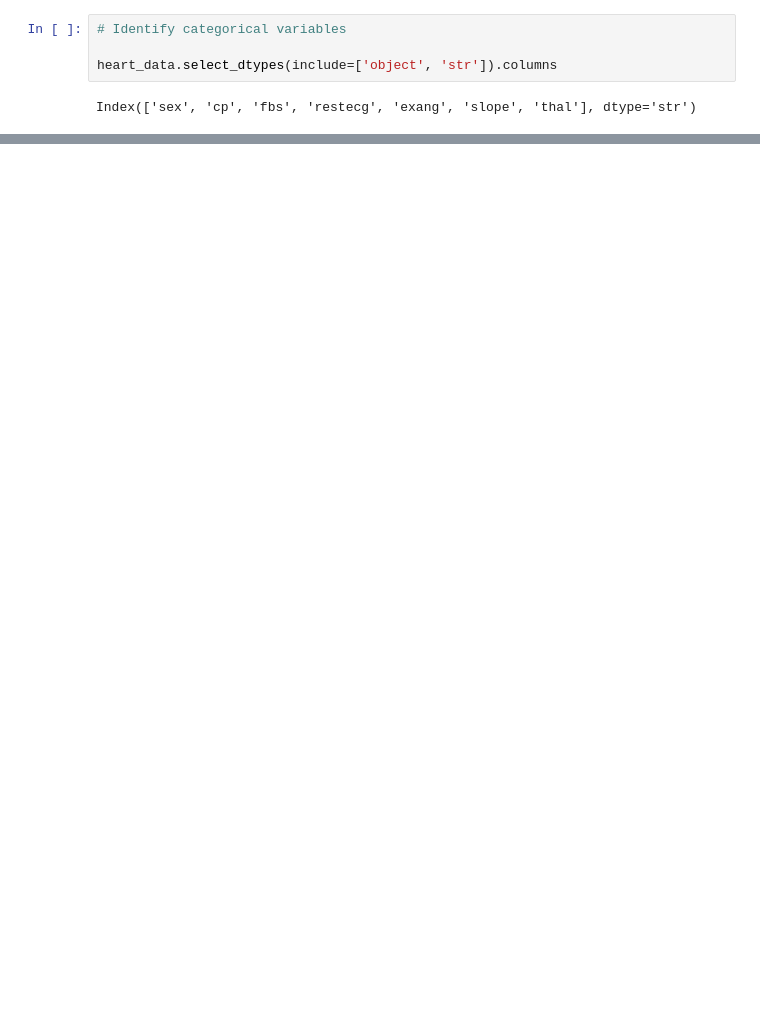
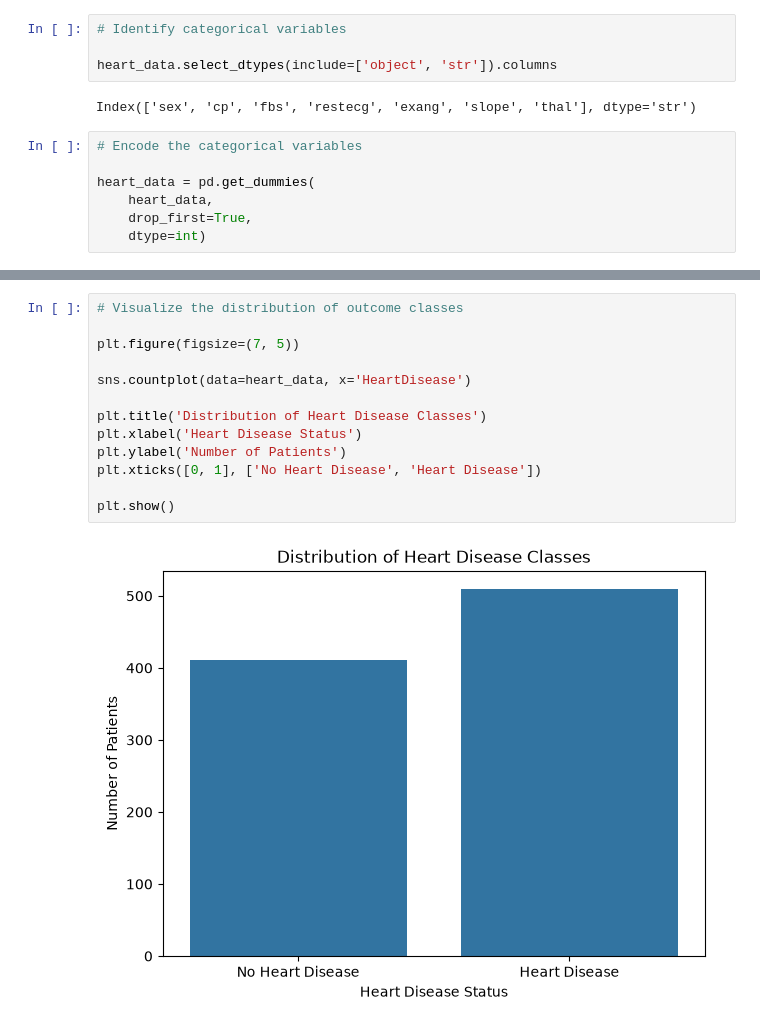
Before and after one commit to Yvesangwa/AI_labs, a Jupyter notebook: Lesson_8_Supervised_ML_classification/Predicting_heart_disease.ipynb, the cells around one changed output, grey strips where cells are left out. Saved outputs shown, nothing was run; the diff lists cells and outputs as text; blank space fills up the shorter version.

Commit message:
Encoding and splitting data

```diff
--- a/Lesson_8_Supervised_ML_classification/Predicting_heart_disease.ipynb
+++ b/Lesson_8_Supervised_ML_classification/Predicting_heart_disease.ipynb
@@ -238,3 +226,10 @@ heart_data.drop(
 heart_data.select_dtypes(include=['object', 'str']).columns
 # %% [output]
 Index(['sex', 'cp', 'fbs', 'restecg', 'exang', 'slope', 'thal'], dtype='str')
+# %%
+# Encode the categorical variables
+
+heart_data = pd.get_dummies(
+    heart_data,
+    drop_first=True,
+    dtype=int)
@@ -240,0 +277,15 @@ Index(['sex', 'cp', 'fbs', 'restecg', 'exang', 'slope', 'thal'], dtype='str')
+# %%
+# Visualize the distribution of outcome classes
+
+plt.figure(figsize=(7, 5))
+
+sns.countplot(data=heart_data, x='HeartDisease')
+
+plt.title('Distribution of Heart Disease Classes')
+plt.xlabel('Heart Disease Status')
+plt.ylabel('Number of Patients')
+plt.xticks([0, 1], ['No Heart Disease', 'Heart Disease'])
+
+plt.show()
+# %% [output]
+[figure, added]
```
Also changed, not shown: parts of 12 cells of this notebook.
